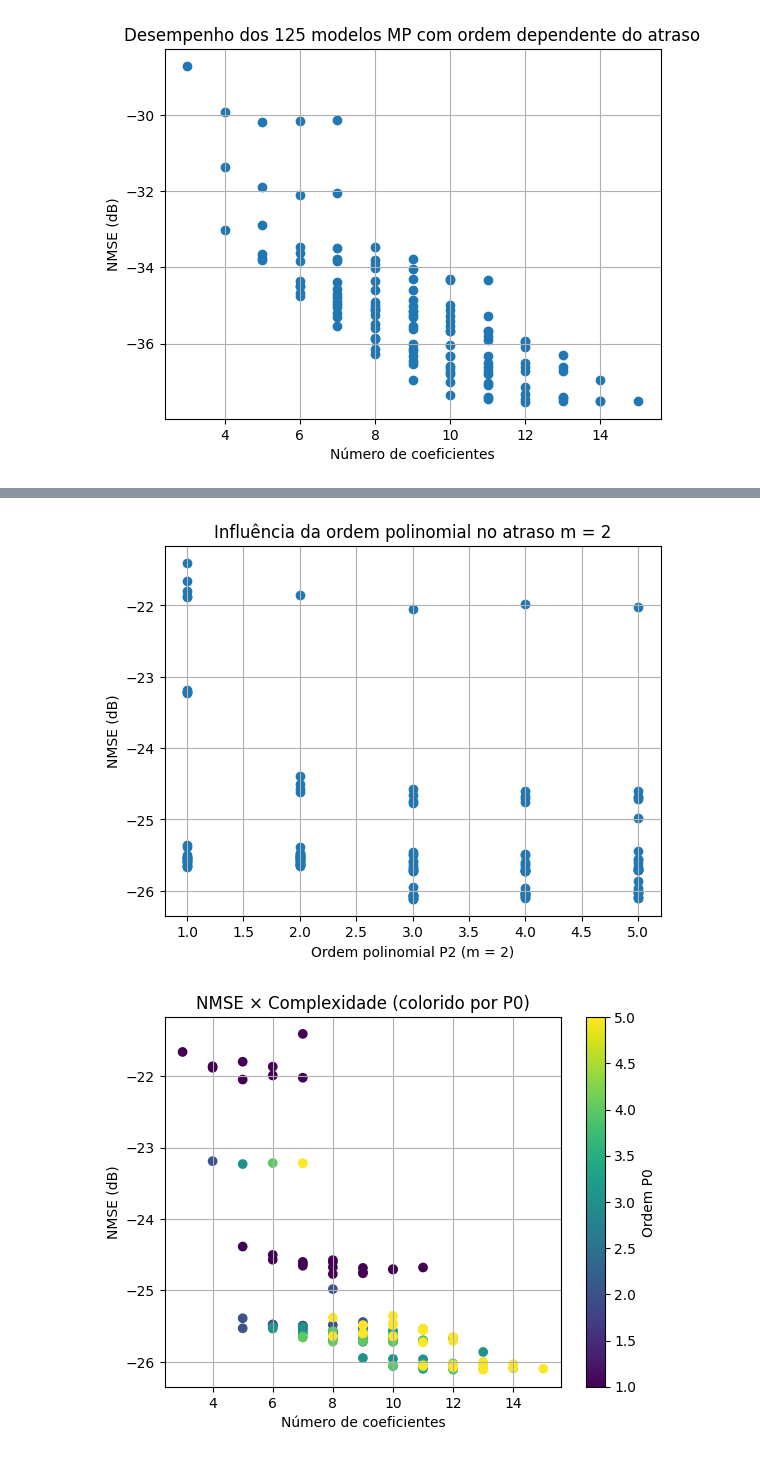
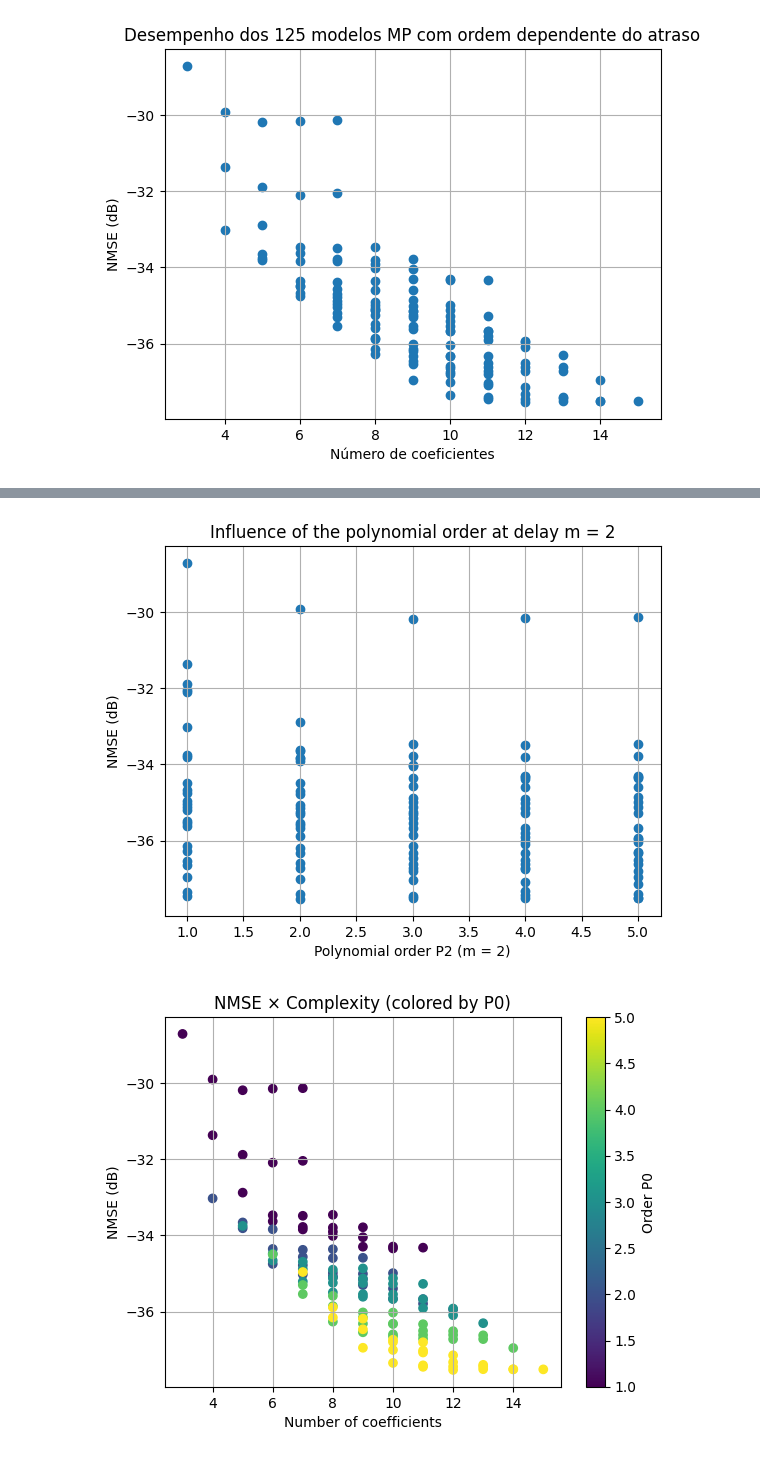
Before and after one commit to Je-Leo-AS/DPD, a Jupyter notebook: Master/M6-Avaliacao-mp .ipynb, the cells around one changed output, grey strips where cells are left out. Saved outputs shown, nothing was run; the diff lists cells and outputs as text; code cells hidden in the pictures.

```diff
--- a/Master/M6-Avaliacao-mp .ipynb
+++ b/Master/M6-Avaliacao-mp .ipynb
@@ -69,7 +69,7 @@ INPUT_DIT = 'INPUT'
 OUTPUT_DIR = 'OUTPUT'
 
 file_name = 'in_out_SBRT2_direto'
-# file_name = 'data_LDMOS_formatted_4500p'
+file_name = 'data_LDMOS_formatted_4500p'
 csv_file_name = file_name + "_validation.csv"
 
 mat = loadmat(os.path.join('..', INPUT_DIT, file_name + '.mat'))
@@ -275,24 +275,24 @@ plt.show()
 # %%
 plt.figure()
 plt.scatter(df_resultados["P2"], df_resultados["nmse"])
-plt.xlabel("Ordem polinomial P2 (m = 2)")
+plt.xlabel("Polynomial order P2 (m = 2)")
 plt.ylabel("NMSE (dB)")
-plt.title("Influência da ordem polinomial no atraso m = 2")
+plt.title("Influence of the polynomial order at delay m = 2")
 plt.grid(True)
 plt.show()
 # %% [output]
-[figure, old version]
+[figure, new version]
 # %%
 plt.figure()
 sc = plt.scatter(df_resultados["num_coef"], df_resultados["nmse"], c=df_resultados["P0"])
-plt.xlabel("Número de coeficientes")
+plt.xlabel("Number of coefficients")
 plt.ylabel("NMSE (dB)")
-plt.title("NMSE × Complexidade (colorido por P0)")
-plt.colorbar(sc, label="Ordem P0")
+plt.title("NMSE × Complexity (colored by P0)")
+plt.colorbar(sc, label="Order P0")
 plt.grid(True)
 plt.show()
 # %% [output]
-[figure, old version]
+[figure, new version]
 # %%
 plt.figure()
 sc = plt.scatter(df_resultados["num_coef"], df_resultados["nmse"], c=df_resultados["P1"])
```
Also changed, not shown: parts of 7 cells of this notebook, 1 other file.
